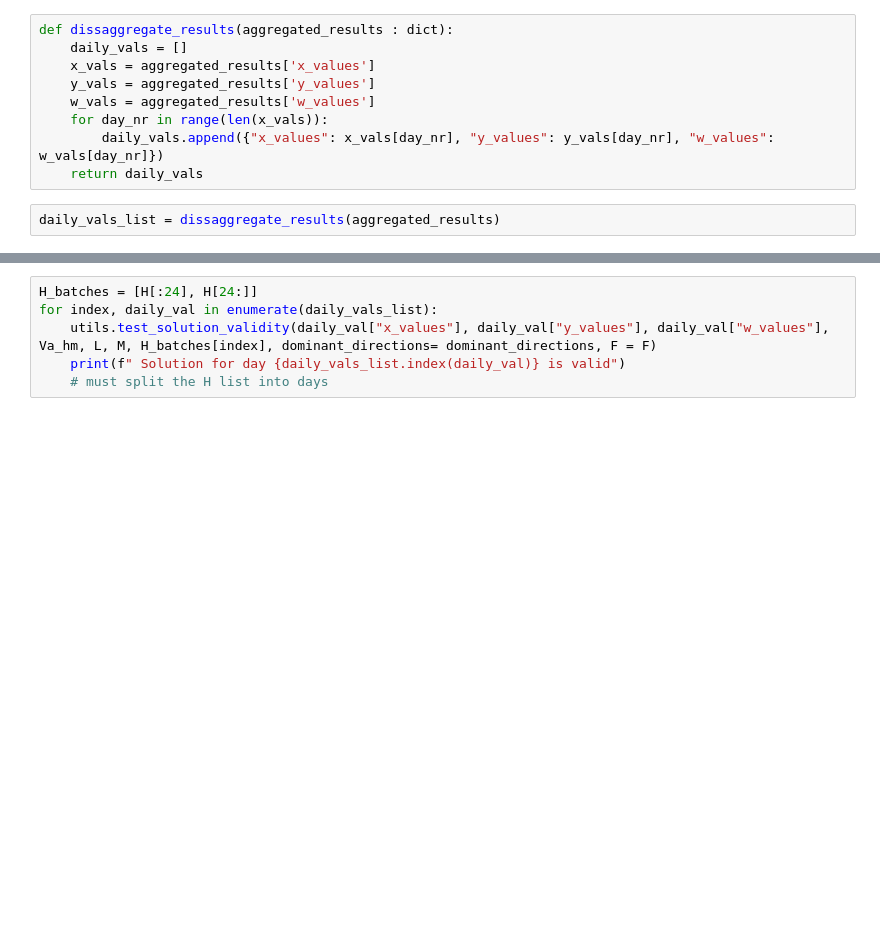
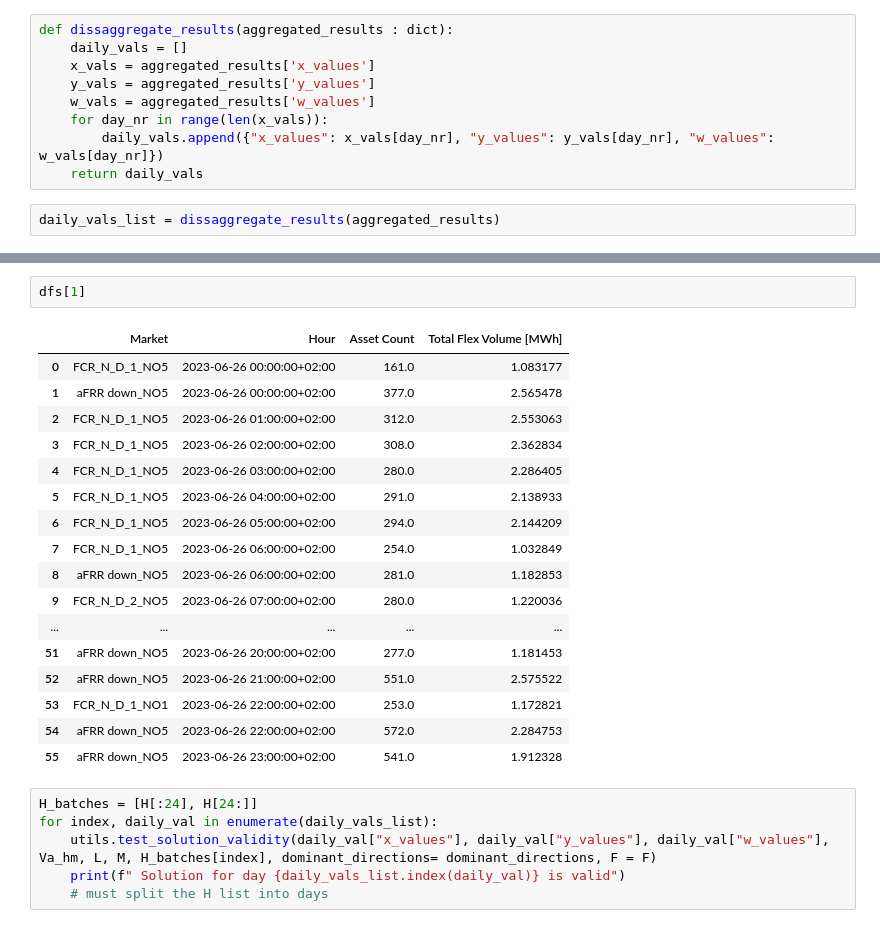
Before and after one commit to sandermeland/master-kode, a Jupyter notebook: v_11_om_month.ipynb, the cells around one changed output, grey strips where cells are left out. Saved outputs shown, nothing was run; the diff lists cells and outputs as text; blank space fills up the shorter version.

```diff
--- a/v_11_om_month.ipynb
+++ b/v_11_om_month.ipynb
@@ -259,3 +535,23 @@ def test_solution_validity(x, y, w, Va_hm, L, M, H, dominant_directions, F):
+# %%
+dfs[1]
+# %% [output]
+|  | Market | Hour | Asset Count | Total Flex Volume [MWh] |
+| 0 | FCR_N_D_1_NO5 | 2023-06-26 00:00:00+02:00 | 161.0 | 1.083177 |
+| 1 | aFRR down_NO5 | 2023-06-26 00:00:00+02:00 | 377.0 | 2.565478 |
+| 2 | FCR_N_D_1_NO5 | 2023-06-26 01:00:00+02:00 | 312.0 | 2.553063 |
+| 3 | FCR_N_D_1_NO5 | 2023-06-26 02:00:00+02:00 | 308.0 | 2.362834 |
+| 4 | FCR_N_D_1_NO5 | 2023-06-26 03:00:00+02:00 | 280.0 | 2.286405 |
+| 5 | FCR_N_D_1_NO5 | 2023-06-26 04:00:00+02:00 | 291.0 | 2.138933 |
+| 6 | FCR_N_D_1_NO5 | 2023-06-26 05:00:00+02:00 | 294.0 | 2.144209 |
+| 7 | FCR_N_D_1_NO5 | 2023-06-26 06:00:00+02:00 | 254.0 | 1.032849 |
+| 8 | aFRR down_NO5 | 2023-06-26 06:00:00+02:00 | 281.0 | 1.182853 |
+| 9 | FCR_N_D_2_NO5 | 2023-06-26 07:00:00+02:00 | 280.0 | 1.220036 |
+| ... | ... | ... | ... | ... |
+| 51 | aFRR down_NO5 | 2023-06-26 20:00:00+02:00 | 277.0 | 1.181453 |
+| 52 | aFRR down_NO5 | 2023-06-26 21:00:00+02:00 | 551.0 | 2.575522 |
+| 53 | FCR_N_D_1_NO1 | 2023-06-26 22:00:00+02:00 | 253.0 | 1.172821 |
+| 54 | aFRR down_NO5 | 2023-06-26 22:00:00+02:00 | 572.0 | 2.284753 |
+| 55 | aFRR down_NO5 | 2023-06-26 23:00:00+02:00 | 541.0 | 1.912328 |
 # %%
 H_batches = [H[:24], H[24:]]
 for index, daily_val in enumerate(daily_vals_list):
```
Also changed, not shown: parts of 20 cells of this notebook.
